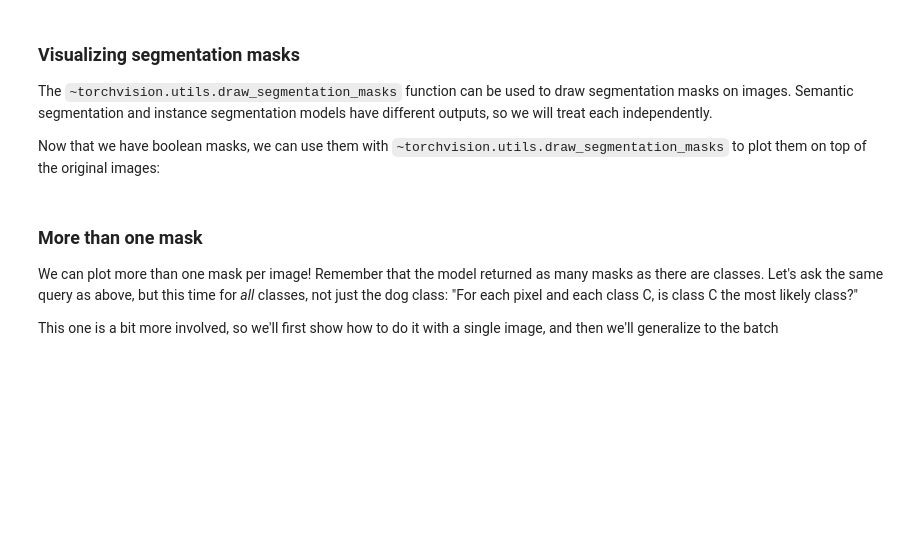
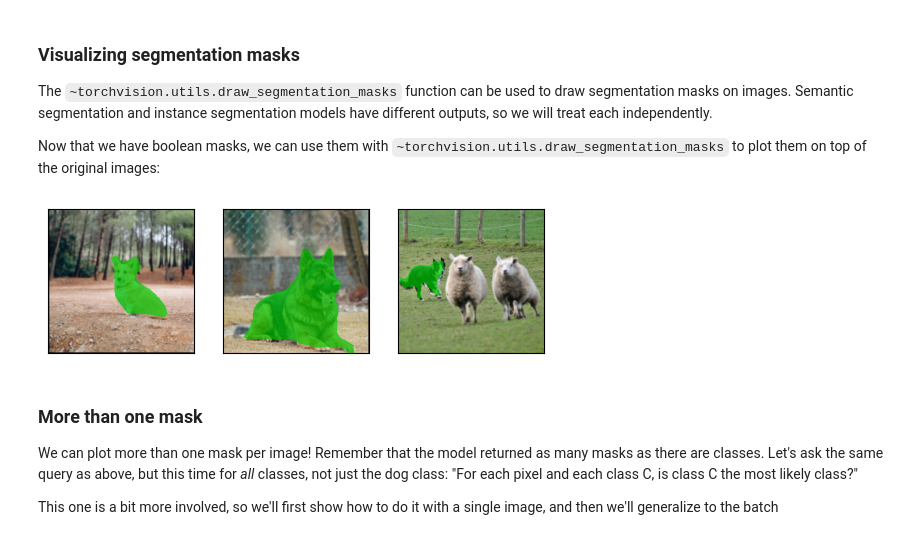
Before and after one commit to MIx-group/Computer-Vision-and-Imaging-Lab, a Jupyter notebook: week8_lab_session/SemanticSegmentation.ipynb, the cells around one changed output. Cells and saved outputs as stored; diff of their text form; code cells hidden in the pictures; blank space fills up the shorter version.

```diff
--- a/week8_lab_session/SemanticSegmentation.ipynb
+++ b/week8_lab_session/SemanticSegmentation.ipynb
@@ -106,14 +117,16 @@ original images:
 # %%
 #### **Cell 7: Overlay Segmentation Masks**
 # Overlay segmentation masks on original images to combine predictions with visual context.
 
 from torchvision.utils import draw_segmentation_masks
 
 dogs_with_masks = [
-    draw_segmentation_masks(img, masks=mask, alpha=0.7)
+    draw_segmentation_masks(img, masks=mask, alpha=0.7, colors=[(0, 200, 0)])
     for img, mask in zip(dog_list, boolean_dog_masks)
 ]
 show(dogs_with_masks)
+# %% [output]
+[figure, added]
 # %% [markdown]
 ### More than one mask
 We can plot more than one mask per image! Remember that the model returned as many masks as there are classes. Let's ask the same query as above, but this time for *all* classes, not just the dog class: "For each pixel and each class C, is class C the most likely class?"
```
Also changed, not shown: parts of 8 cells of this notebook, 57 other files.
